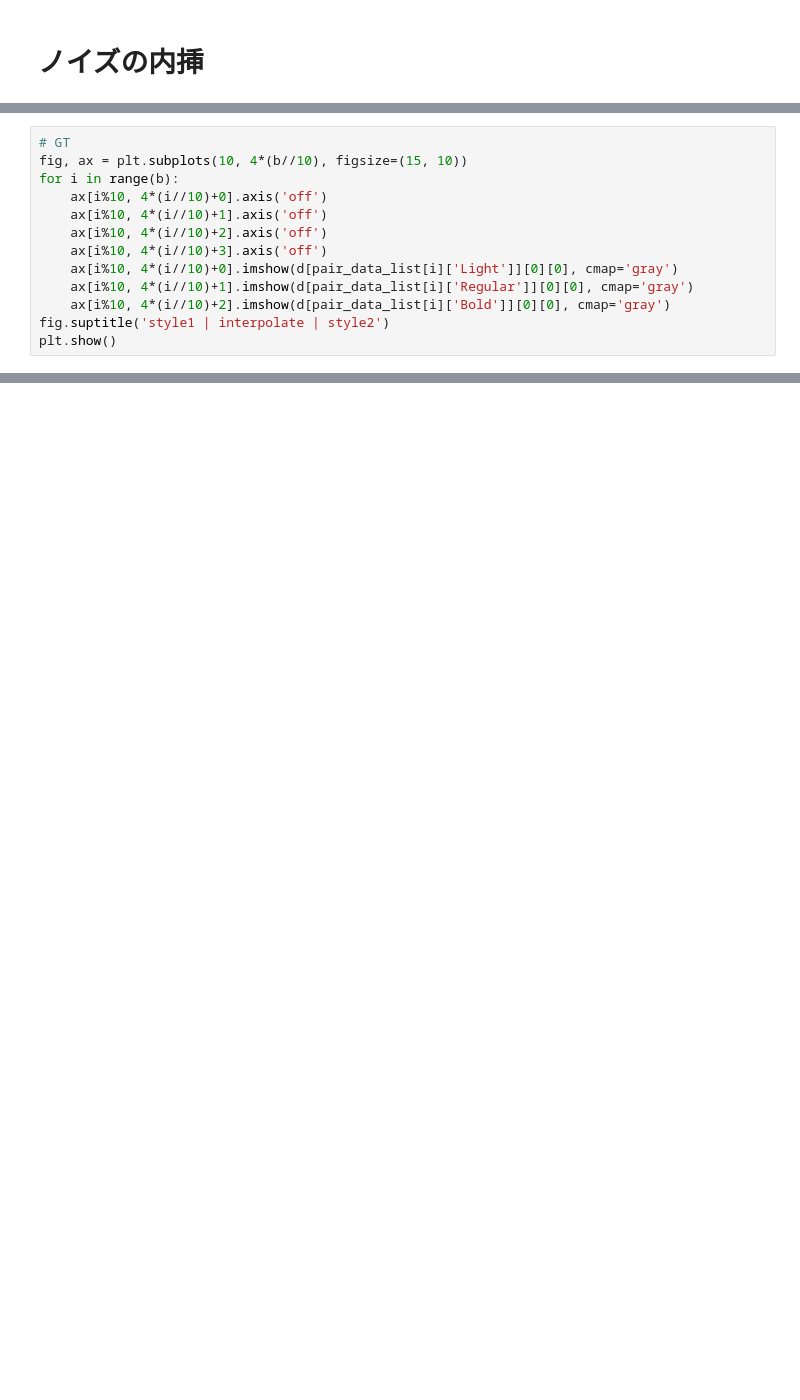
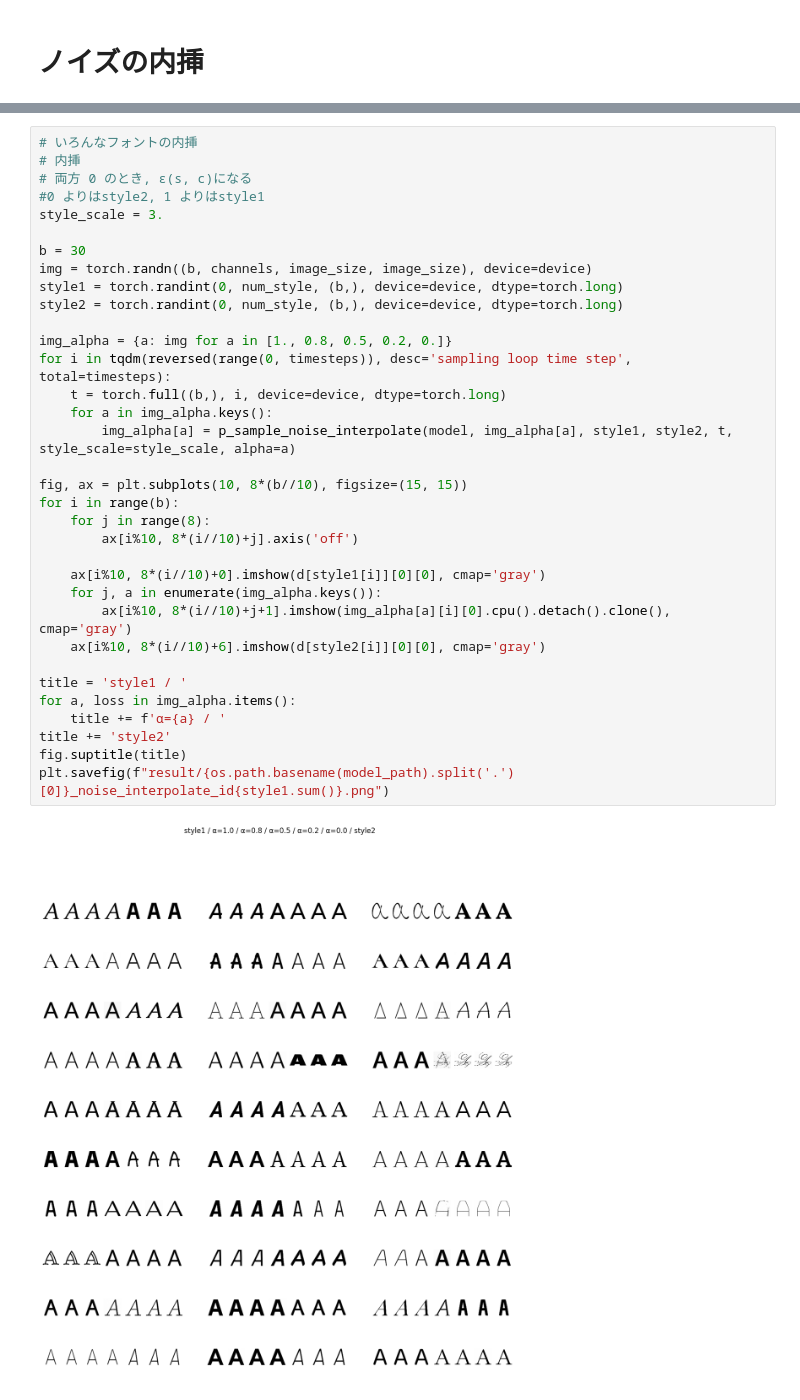
Before and after one commit to tetuomi/font-style-interpolation, a Jupyter notebook: style_interpolation.ipynb, the cells around one changed output, grey strips where cells are left out. Drawn from its saved outputs; the diff is of its cells as text; blank space fills up the shorter version.

```diff
--- a/style_interpolation.ipynb
+++ b/style_interpolation.ipynb
@@ -341,13 +374,0 @@ plt.show()
-# %%
-# GT
-fig, ax = plt.subplots(10, 4*(b//10), figsize=(15, 10))
-for i in range(b):
-    ax[i%10, 4*(i//10)+0].axis('off')
-    ax[i%10, 4*(i//10)+1].axis('off')
-    ax[i%10, 4*(i//10)+2].axis('off')
-    ax[i%10, 4*(i//10)+3].axis('off')
-    ax[i%10, 4*(i//10)+0].imshow(d[pair_data_list[i]['Light']][0][0], cmap='gray')
-    ax[i%10, 4*(i//10)+1].imshow(d[pair_data_list[i]['Regular']][0][0], cmap='gray')
-    ax[i%10, 4*(i//10)+2].imshow(d[pair_data_list[i]['Bold']][0][0], cmap='gray')
-fig.suptitle('style1 | interpolate | style2')
-plt.show()
@@ -355,0 +375,36 @@ plt.show()
+# %%
+# いろんなフォントの内挿
+# 内挿
+# 両方 0 のとき, ε(s, c)になる
+#0 よりはstyle2, 1 よりはstyle1
+style_scale = 3.
+
+b = 30
+img = torch.randn((b, channels, image_size, image_size), device=device)
+style1 = torch.randint(0, num_style, (b,), device=device, dtype=torch.long)
+style2 = torch.randint(0, num_style, (b,), device=device, dtype=torch.long)
+
+img_alpha = {a: img for a in [1., 0.8, 0.5, 0.2, 0.]}
+for i in tqdm(reversed(range(0, timesteps)), desc='sampling loop time step', total=timesteps):
+    t = torch.full((b,), i, device=device, dtype=torch.long)
+    for a in img_alpha.keys():
+        img_alpha[a] = p_sample_noise_interpolate(model, img_alpha[a], style1, style2, t, style_scale=style_scale, alpha=a)
+
+fig, ax = plt.subplots(10, 8*(b//10), figsize=(15, 15))
+for i in range(b):
+    for j in range(8):
+        ax[i%10, 8*(i//10)+j].axis('off')
+
+    ax[i%10, 8*(i//10)+0].imshow(d[style1[i]][0][0], cmap='gray')
+    for j, a in enumerate(img_alpha.keys()):
+        ax[i%10, 8*(i//10)+j+1].imshow(img_alpha[a][i][0].cpu().detach().clone(), cmap='gray')
+    ax[i%10, 8*(i//10)+6].imshow(d[style2[i]][0][0], cmap='gray')
+
+title = 'style1 / '
+for a, loss in img_alpha.items():
+    title += f'α={a} / '
+title += 'style2'
+fig.suptitle(title)
+plt.savefig(f"result/{os.path.basename(model_path).split('.')[0]}_noise_interpolate_id{style1.sum()}.png")
+# %% [output]
+[figure, added]
```
Also changed, not shown: parts of 7 cells of this notebook, 1 other file.
